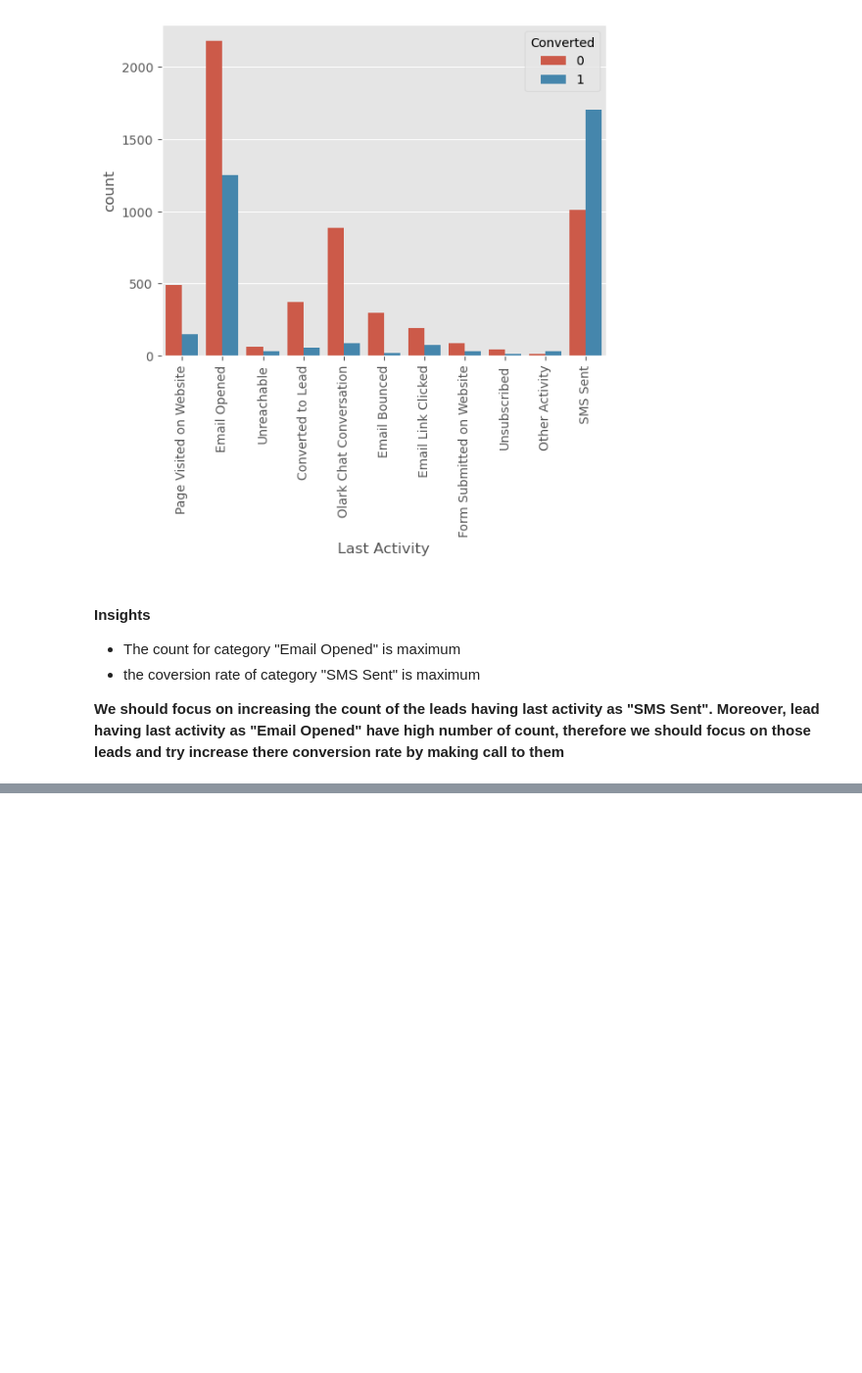
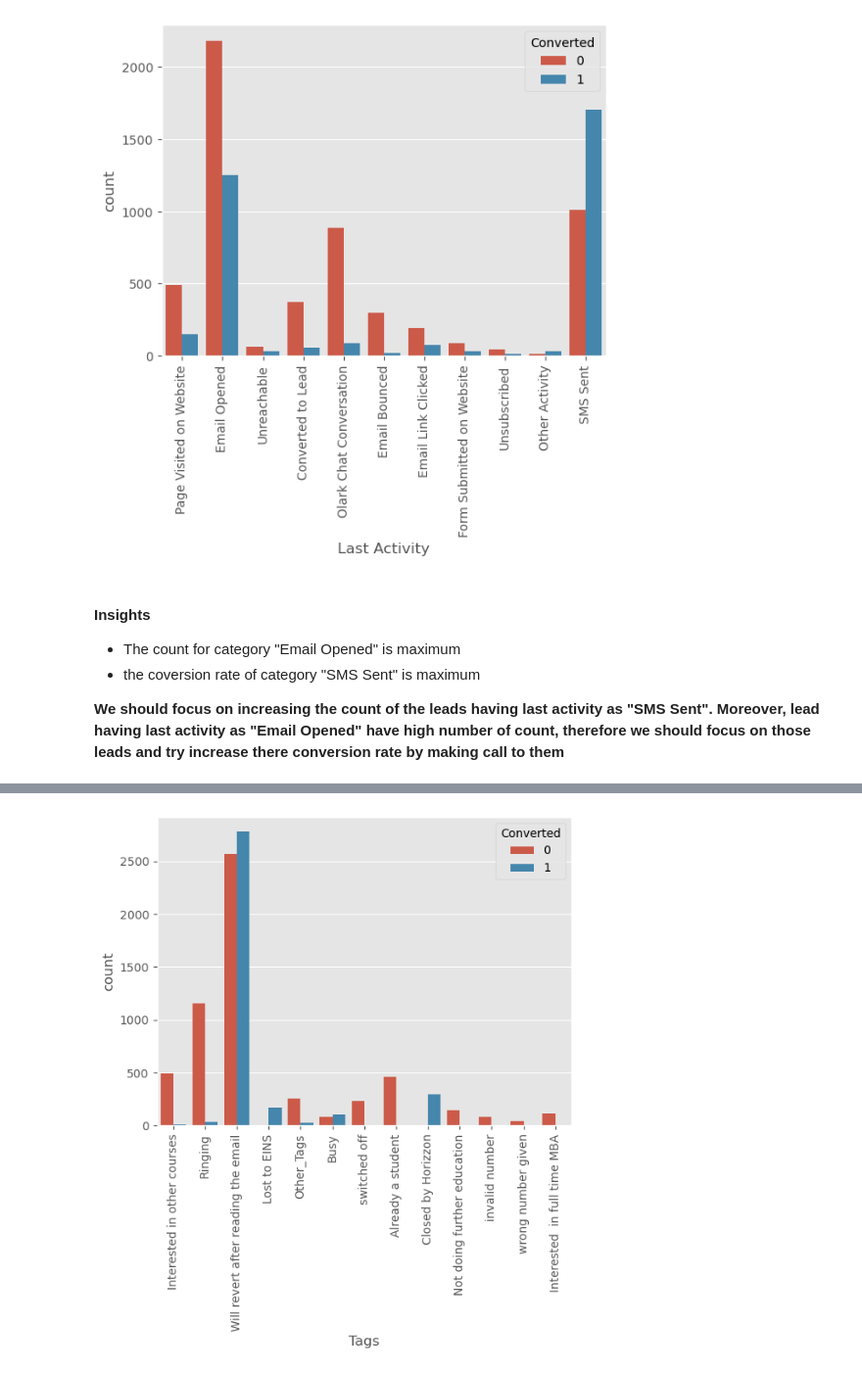
Before and after one commit to gursewak96/lead-scoring-case-study, a Jupyter notebook: Lead_Scoring_Case_Study.ipynb, the cells around one changed output, grey strips where cells are left out. Shown at 98% size. Cells and saved outputs as stored; diff of their text form; code cells hidden in the pictures; blank space fills up the shorter version.

```diff
--- a/Lead_Scoring_Case_Study.ipynb
+++ b/Lead_Scoring_Case_Study.ipynb
@@ -485,0 +556,7 @@ plt.show()
+# %%
+#plotting the Tags column
+sns.countplot(x="Tags", hue="Converted", data=lead_df)
+plt.xticks(rotation=90)
+plt.show()
+# %% [output]
+[figure, added]
```
Also changed, not shown: parts of 85 cells of this notebook.
